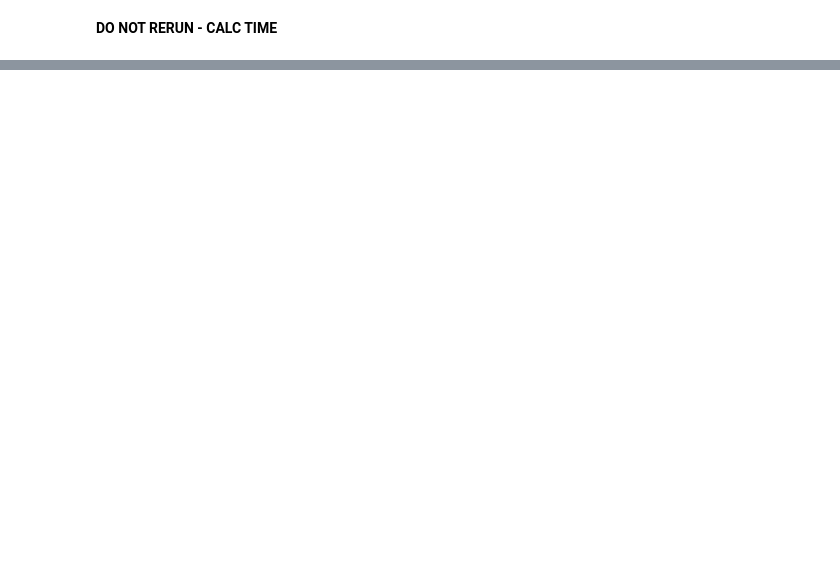
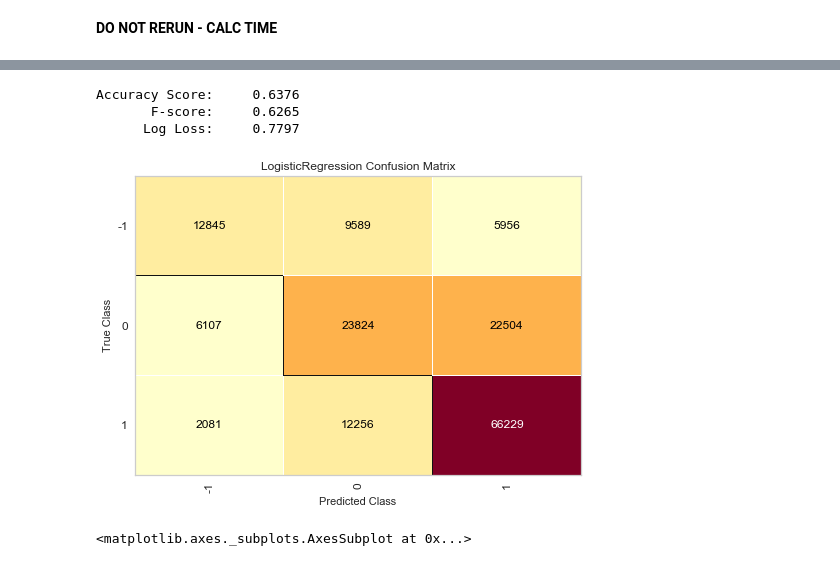
Before and after one commit to dwitten392/Springboard---DW, a Jupyter notebook: Captstone 2 - Goodreads Reviews/Goodreads Book Reviews.ipynb, the cells around one changed output, grey strips where cells are left out. Saved outputs shown, nothing was run; the diff lists cells and outputs as text; code cells hidden in the pictures; blank space fills up the shorter version.

```diff
--- a/Captstone 2 - Goodreads Reviews/Goodreads Book Reviews.ipynb
+++ b/Captstone 2 - Goodreads Reviews/Goodreads Book Reviews.ipynb
@@ -881,0 +841,12 @@ visualizer.show()
+# %%
+#unpickle the model_dmm vector
+with open("model_dmm_train.pkl", "rb") as fp:   # Unpickling
+    model_dmm_train = pickle.load(fp)
+# %%
+#pickling the model_dmm vector
+with open("model_dmm_test.pkl", "wb") as fp:   #Pickling
+    pickle.dump(model_dmm_test, fp)
+# %%
+#unpickle the model_dmm vector
+with open("model_dmm_test.pkl", "rb") as fp:   # Unpickling
+    model_dmm_test = pickle.load(fp)
@@ -881,0 +889,5 @@ visualizer.show()
+# %%
+#Using C = 200
+from sklearn.linear_model import LogisticRegression
+dmm_logit = LogisticRegression(verbose=1, solver='lbfgs', random_state=50, C=200, penalty='l2', max_iter=500, n_jobs = -1)
+dmm_logit_model = dmm_logit.fit(model_dmm_train, y_train)
@@ -881,0 +897,30 @@ visualizer.show()
+# %%
+from sklearn.metrics import accuracy_score, f1_score, log_loss
+# Actual class predictions
+dmm_preds = dmm_logit_model.predict(model_dmm_test)
+# Probabilities for each class
+dmm_probs = dmm_logit_model.predict_proba(model_dmm_test)[:,]
+
+dmm_accuracy_score = accuracy_score(y_test, dmm_preds)
+dmm_f1_value = f1_score(y_test, dmm_preds, average ='weighted')
+dmm_log_loss_value = log_loss(y_test, dmm_probs, normalize=True)
+print("Accuracy Score:     {:0.4f}".format(dmm_accuracy_score))
+print("       F-score:     {:0.4f}".format(dmm_f1_value))
+print("      Log Loss:     {:0.4f}".format(dmm_log_loss_value))
+# %% [output]
+Accuracy Score:     0.6376
+       F-score:     0.6265
+      Log Loss:     0.7797
+# %%
+#logit confusion matrix
+from yellowbrick.classifier import ConfusionMatrix
+
+knn_cm = ConfusionMatrix(dmm_logit_model)
+
+knn_cm.fit(model_dmm_train, y_train)
+knn_cm.score(model_dmm_test, y_test)
+
+knn_cm.show()
+# %% [output]
+[figure, added]
+<matplotlib.axes._subplots.AxesSubplot at 0x...>
```
Also changed, not shown: parts of 149 cells of this notebook.
